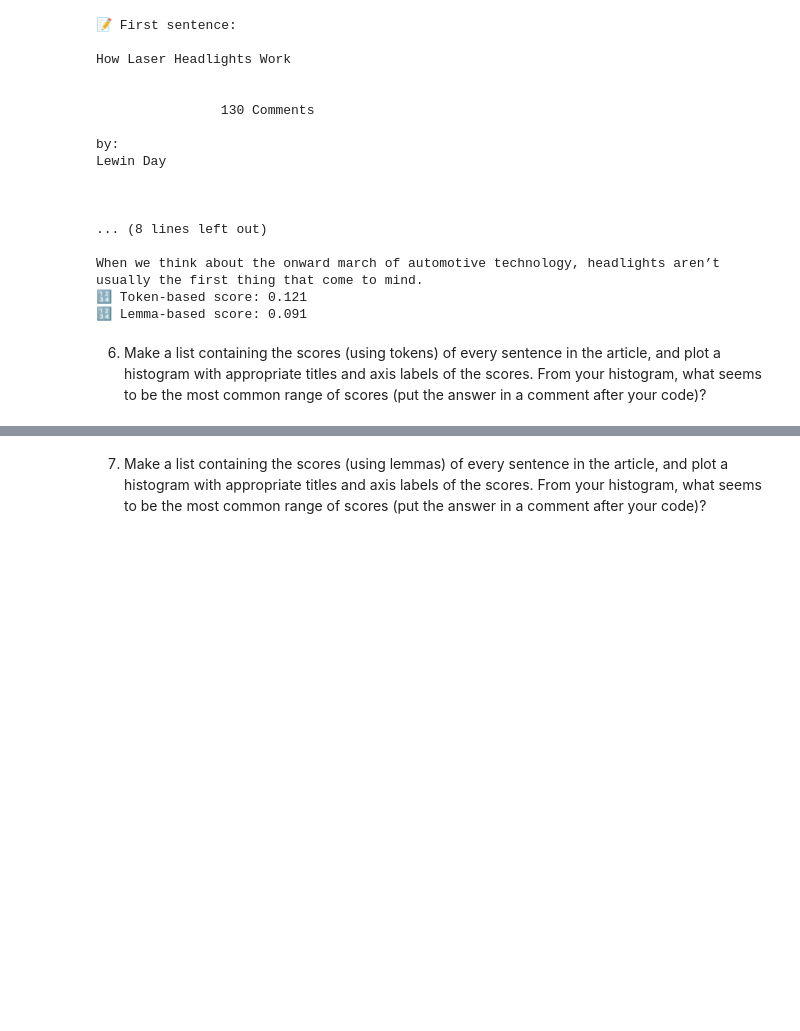
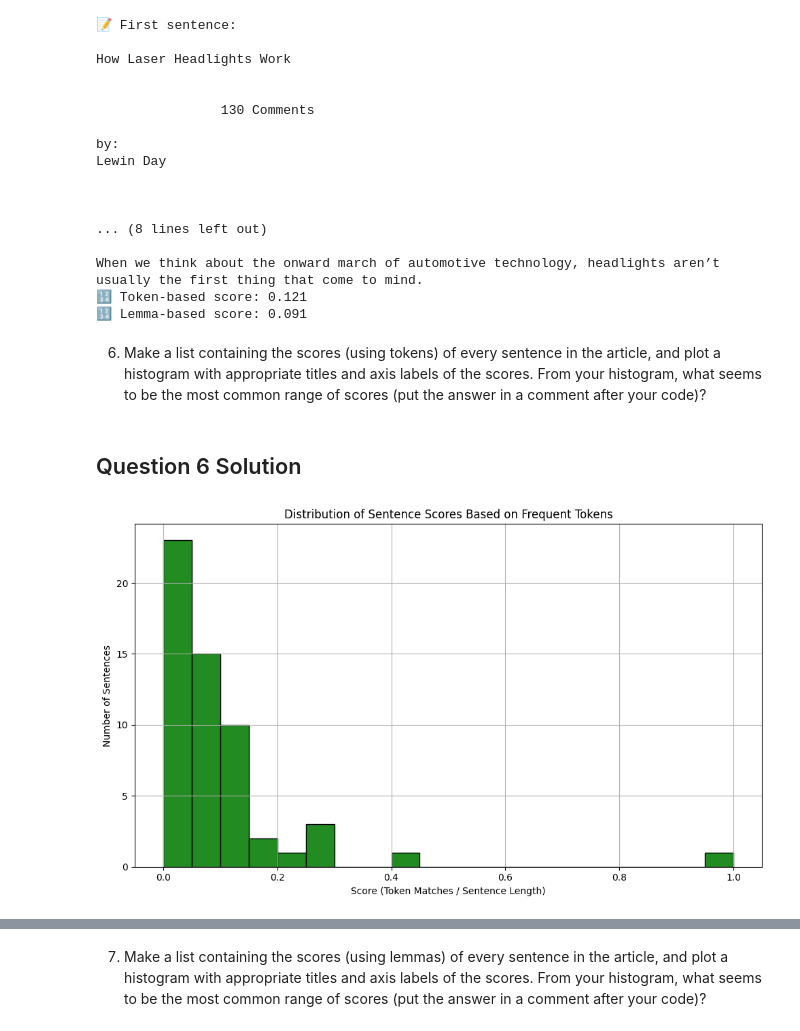
Before and after one commit to cnk77/web_scraping, a Jupyter notebook: web-scraping.ipynb, the cells around one changed output, grey strips where cells are left out. Saved outputs shown, nothing was run; the diff lists cells and outputs as text; code cells hidden in the pictures; blank space fills up the shorter version.

Commit message:
Question 6 Completed

```diff
--- a/web-scraping.ipynb
+++ b/web-scraping.ipynb
@@ -258,3 +258,59 @@ When we think about the onward march of automotive technology, headlights aren
 🔢 Lemma-based score: 0.091
 # %% [markdown]
 6. Make a list containing the scores (using tokens) of every sentence in the article, and plot a histogram with appropriate titles and axis labels of the scores. From your histogram, what seems to be the most common range of scores (put the answer in a comment after your code)?
+# %% [markdown]
+## Question 6 Solution
+# %%
+import pickle
+from bs4 import BeautifulSoup
+import spacy
+from collections import Counter
+import matplotlib.pyplot as plt
+
+# Load and parse article HTML
+with open("laser_headlights_article.pkl", "rb") as file:
+    article_html = pickle.load(file)
+
+soup = BeautifulSoup(article_html, "html.parser")
+text = soup.get_text()
+
+# Load spaCy model
+nlp = spacy.load("en_core_web_sm")
+doc = nlp(text)
+
+# Extract frequent tokens
+tokens = [
+    token.text.lower()
+    for token in doc
+    if not token.is_stop and not token.is_punct and not token.is_space
+]
+top_tokens = [t for t, _ in Counter(tokens).most_common(5)]
+
+# Define scoring function
+def score_sentence_by_token(sentence, interesting_tokens):
+    doc = nlp(sentence)
+    words = [token.text.lower() for token in doc if not token.is_punct and not token.is_space]
+    if not words:
+        return 0.0
+    match_count = sum(1 for word in words if word in interesting_tokens)
+    return match_count / len(words)
+
+# Score each sentence
+sentence_scores = [
+    score_sentence_by_token(sent.text, top_tokens)
+    for sent in doc.sents
+]
+
+# Plot histogram
+plt.figure(figsize=(10, 6))
+plt.hist(sentence_scores, bins=20, color='forestgreen', edgecolor='black')
+plt.title("Distribution of Sentence Scores Based on Frequent Tokens")
+plt.xlabel("Score (Token Matches / Sentence Length)")
+plt.ylabel("Number of Sentences")
+plt.grid(True)
+plt.tight_layout()
+plt.show()
+
+# 🧠 Most common range of scores appears to be between 0.0 and 0.1
+# %% [output]
+[figure, added]
```
Also changed, not shown: parts of 2 cells of this notebook.
